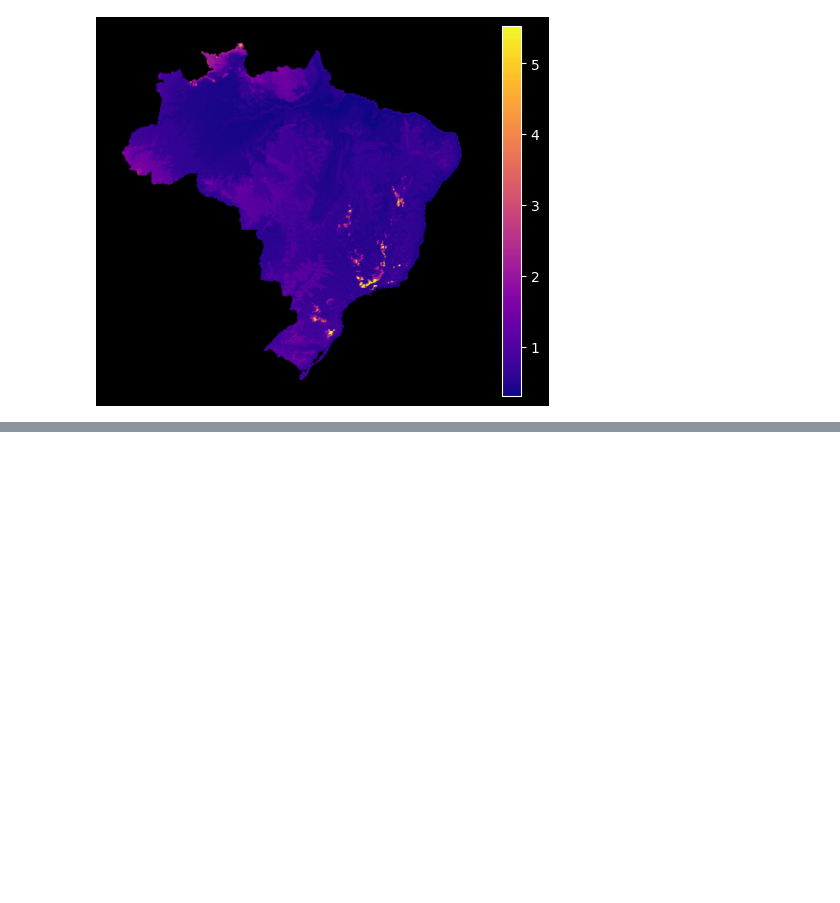
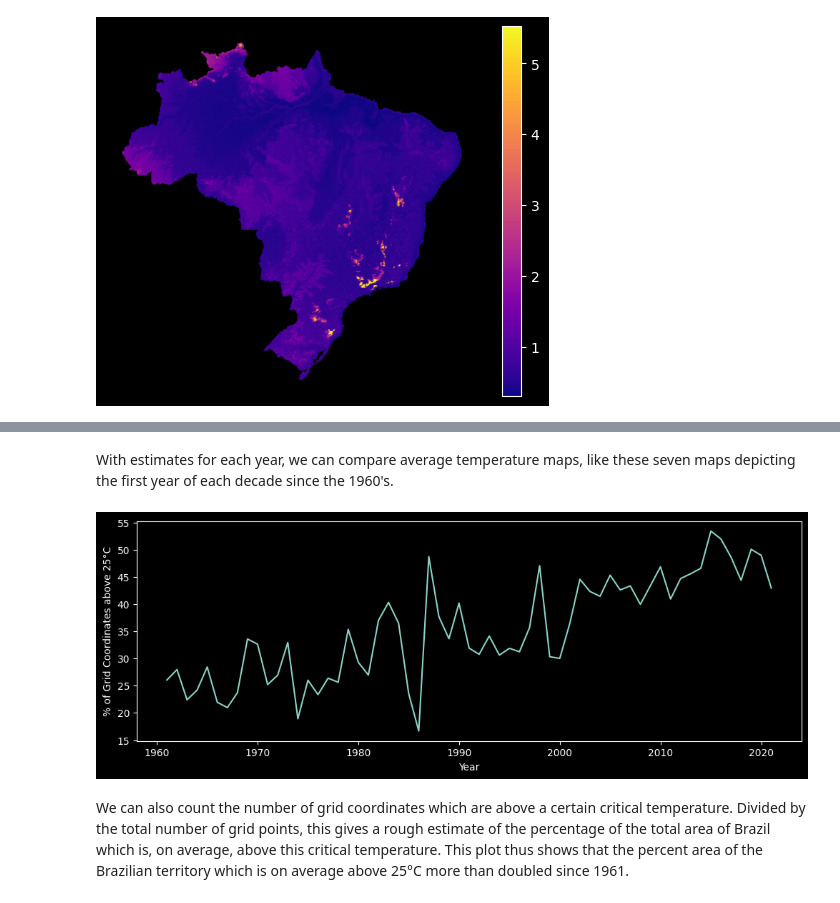
Before and after one commit to ggarciapato/temperatura, a Jupyter notebook: ipynb/explore.ipynb, the cells around one changed output, grey strips where cells are left out. Drawn from its saved outputs; the diff is of its cells as text; code cells hidden in the pictures; blank space fills up the shorter version.

```diff
--- a/ipynb/explore.ipynb
+++ b/ipynb/explore.ipynb
@@ -238,0 +296,23 @@ years_pd.to_csv('data/yearly_estimates.csv', index=True)
+# %% [markdown]
+With estimates for each year, we can compare average temperature maps, like these seven maps depicting the first year of each decade since the 1960's.
+# %%
+cols = [col for col in years_pd.columns if 'estimate' in col]
+
+rows = years_pd.shape[0]
+
+counts = {
+    int(col.split('_')[-1]):
+    100 * sum(cell > 25 for cell in years_pd[col]) / rows
+    for col in cols
+}
+
+plt.rcParams['figure.figsize'] = (12, 4)
+ax = pd.Series(counts).plot()
+yl = ax.set_ylabel('% of Grid Coordinates above 25°C')
+xl = ax.set_xlabel('Year')
+# %% [output]
+[figure, added]
+# %% [markdown]
+We can also count the number of grid coordinates which are above a certain critical temperature.
+Divided by the total number of grid points, this gives a rough estimate of the percentage of the total area of Brazil which is, on average, above this critical temperature.
+This plot thus shows that the percent area of the Brazilian territory which is on average above 25°C more than doubled since 1961.
```
Also changed, not shown: parts of 11 cells of this notebook, 4 other files.
